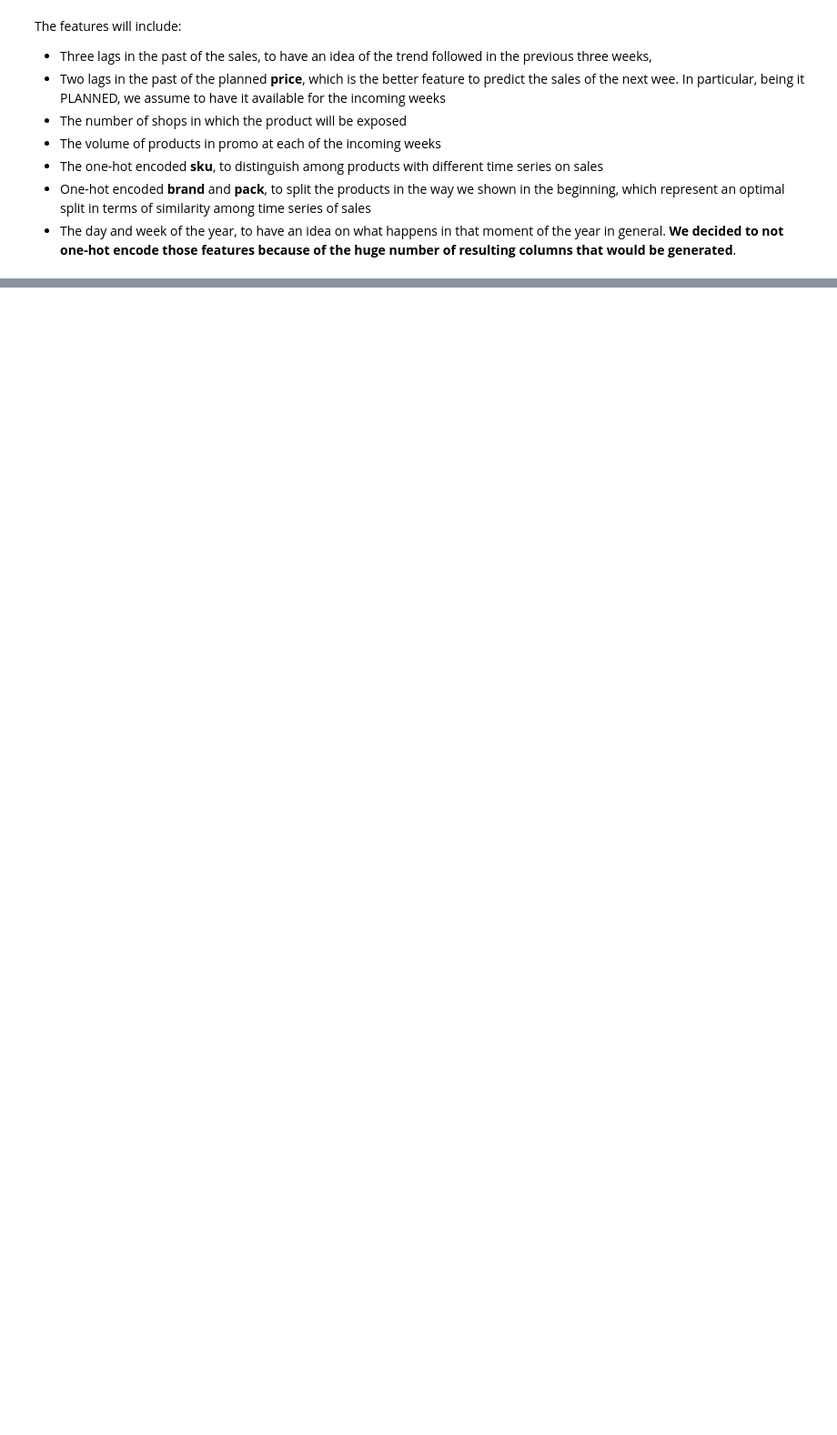
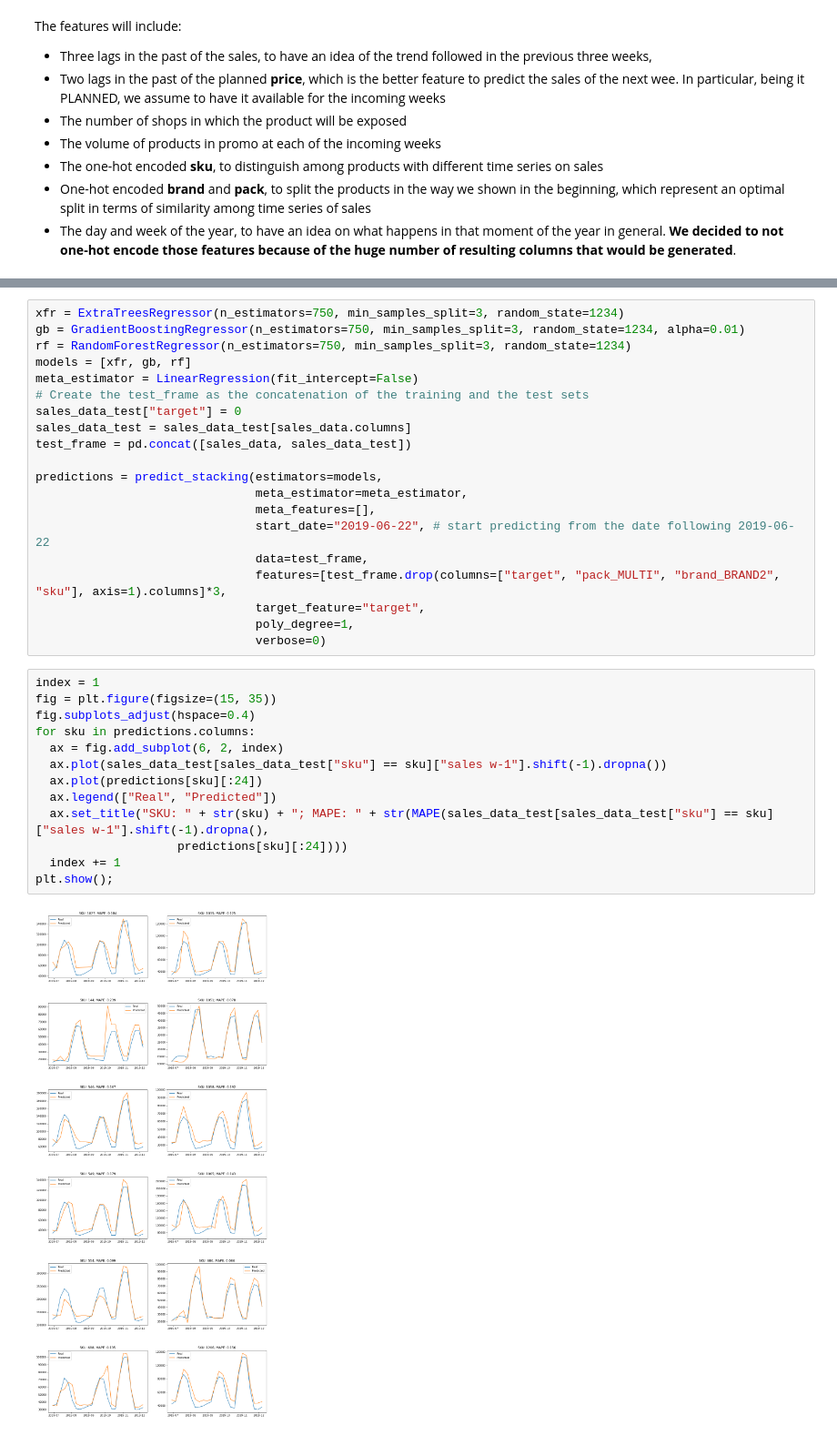
Before and after one commit to dondoC34/Data-Mining-Sales-Forecast, a Jupyter notebook: DMTM_Sales_Forecast.ipynb, the cells around one changed output, grey strips where cells are left out. Shown at 91% size. Cells and saved outputs as stored; diff of their text form; blank space fills up the shorter version.

```diff
--- a/DMTM_Sales_Forecast.ipynb
+++ b/DMTM_Sales_Forecast.ipynb
@@ -956,0 +1170,35 @@ print(cv_mape)
+# %%
+xfr = ExtraTreesRegressor(n_estimators=750, min_samples_split=3, random_state=1234)
+gb = GradientBoostingRegressor(n_estimators=750, min_samples_split=3, random_state=1234, alpha=0.01)
+rf = RandomForestRegressor(n_estimators=750, min_samples_split=3, random_state=1234)
+models = [xfr, gb, rf]
+meta_estimator = LinearRegression(fit_intercept=False)
+# Create the test_frame as the concatenation of the training and the test sets
+sales_data_test["target"] = 0
+sales_data_test = sales_data_test[sales_data.columns]
+test_frame = pd.concat([sales_data, sales_data_test])
+
+predictions = predict_stacking(estimators=models,
+                               meta_estimator=meta_estimator,
+                               meta_features=[],
+                               start_date="2019-06-22", # start predicting from the date following 2019-06-22
+                               data=test_frame,
+                               features=[test_frame.drop(columns=["target", "pack_MULTI", "brand_BRAND2", "sku"], axis=1).columns]*3,
+                               target_feature="target",
+                               poly_degree=1,
+                               verbose=0)
+# %%
+index = 1
+fig = plt.figure(figsize=(15, 35))
+fig.subplots_adjust(hspace=0.4)
+for sku in predictions.columns:
+  ax = fig.add_subplot(6, 2, index)
+  ax.plot(sales_data_test[sales_data_test["sku"] == sku]["sales w-1"].shift(-1).dropna())
+  ax.plot(predictions[sku][:24])
+  ax.legend(["Real", "Predicted"])
+  ax.set_title("SKU: " + str(sku) + "; MAPE: " + str(MAPE(sales_data_test[sales_data_test["sku"] == sku]["sales w-1"].shift(-1).dropna(),
+                    predictions[sku][:24])))
+  index += 1
+plt.show();
+# %% [output]
+[figure, added]
```
Also changed, not shown: parts of 19 cells of this notebook.
